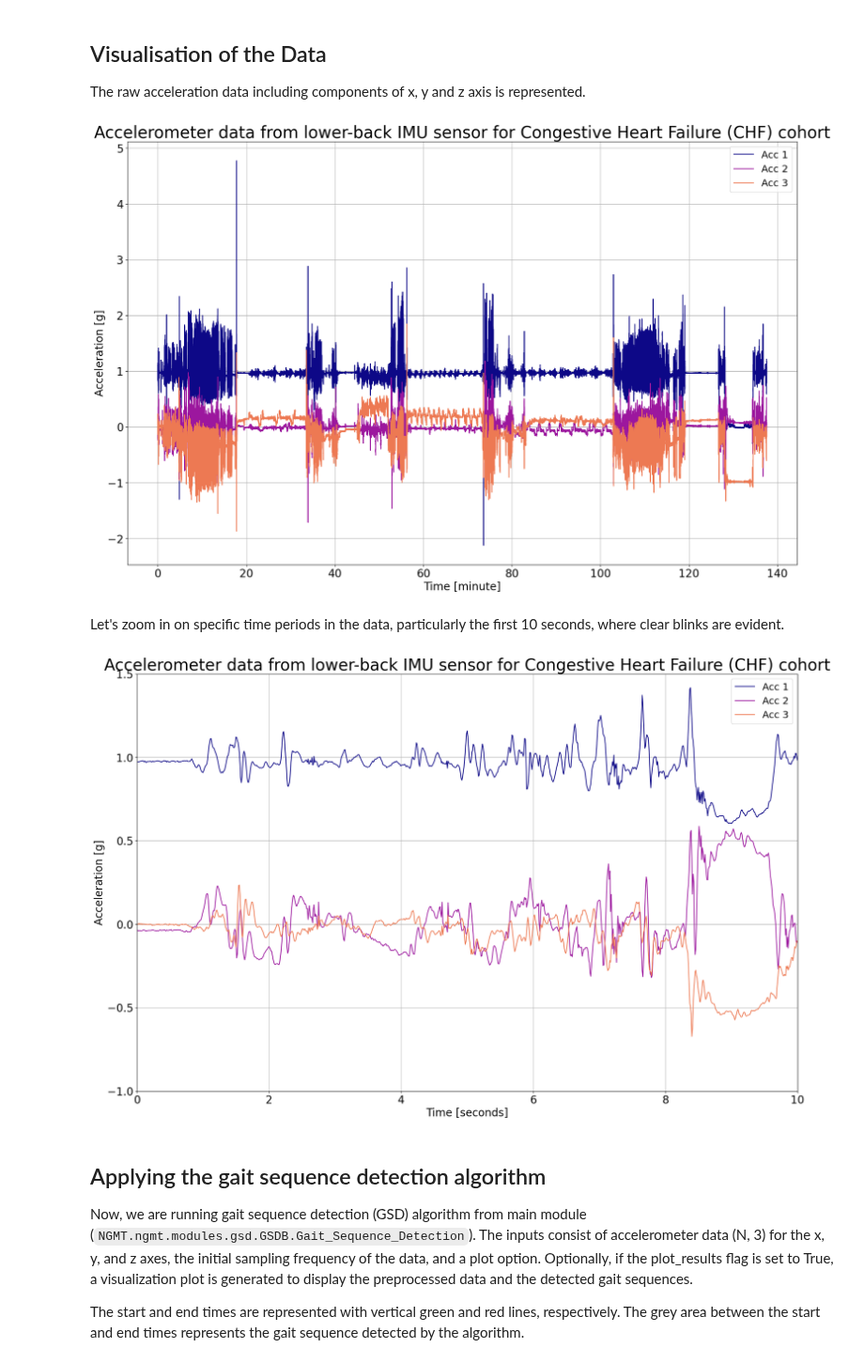
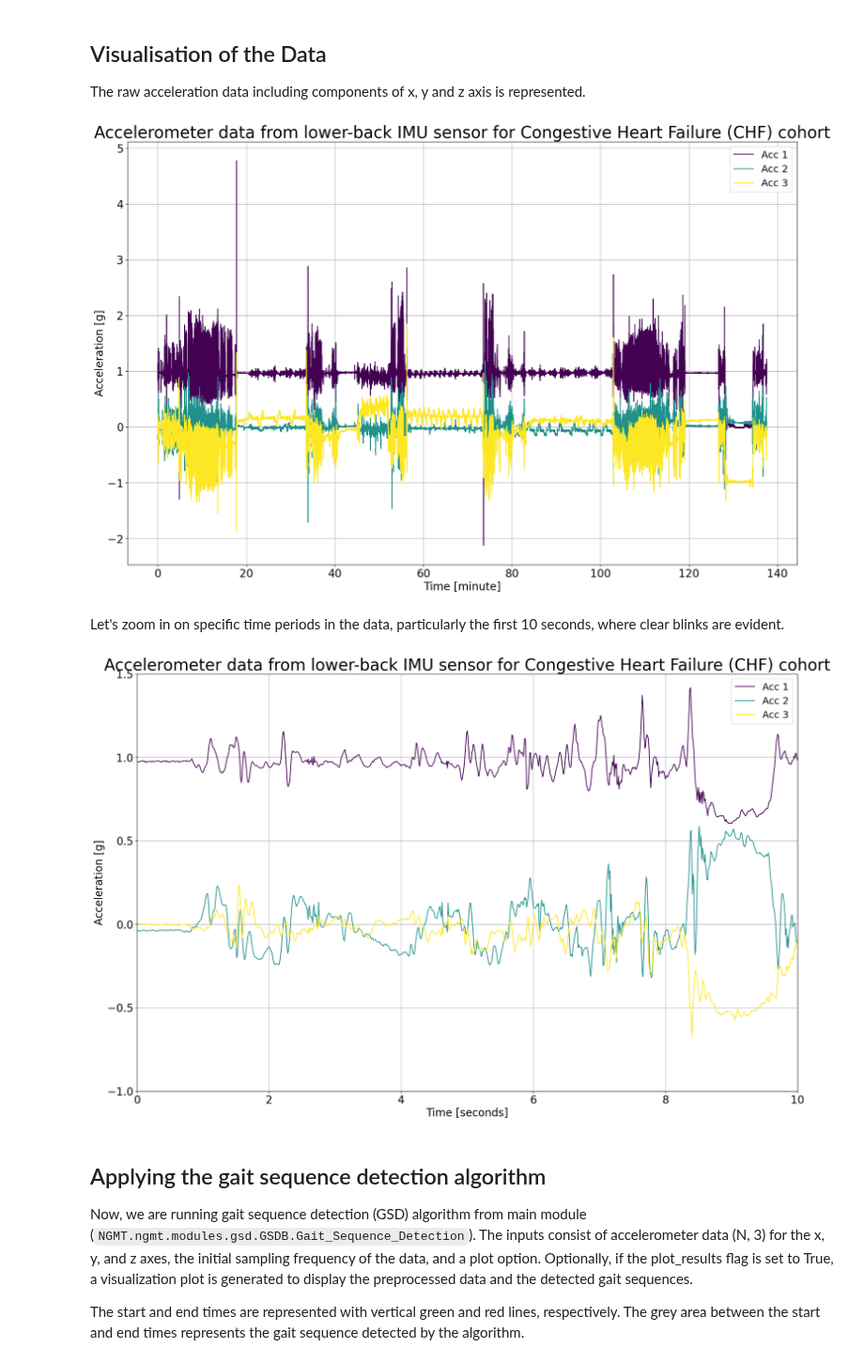
Before and after one commit to neurogeriatricskiel/KielMAT, a Jupyter notebook: examples/GSDB_example.ipynb, the cells around one changed output. Shown at 94% size. Cells and saved outputs as stored; diff of their text form; code cells hidden in the pictures.

Commit message:
Color consistensy update using cfg_colors.

```diff
--- a/examples/GSDB_example.ipynb
+++ b/examples/GSDB_example.ipynb
@@ -38,7 +39,7 @@ The raw acceleration data including components of x, y and z axis is represented
 # This code snippet loads motion data from a MATLAB file
 # The 'file_path' variable holds the absolute path to the data file
 # The 'mobilised.load_file' function is used to load the data from the specified file
-file_path = r'C:\Users\Project\Desktop\Mobilise-D dataset_1-18-2023\CHF\data.mat'
+file_path = r'C:\Users\Project\Desktop\Gait_Sequence\Mobilise-D dataset_1-18-2023\CHF\data.mat'
 motion_data = mobilised.load_file(file_path=file_path)
 # %%
 # Get the recording data
@@ -66,38 +67,37 @@ sampling_frequency = recording_data.sampling_frequency
 # %%
 # Calculate the time values in minutes
 # The 'time_in_minute' array represents time values in minutes, computed based on the length of 'acceleration_data' and 'sampling_frequency'.
 time_in_minute = np.arange(len(acceleration_data)) / (60 * sampling_frequency)
 
 # Create a figure with a specified size
 plt.figure(figsize=(22, 14))
 
-# Define the plasma color map
-# We select the 'plasma' color map to have consistent colors representing similar data.
-cmap = plt.get_cmap('plasma')
+# Get colors for raw
+colors = cfg_colors['raw']
 
 # A loop is used to plot data for each accelerometer axis, applying different colors from the color map.
 for i in range(3):
-    plt.plot(time_in_minute, acceleration_data[:, i], color=cmap(i/3), label=f'Acc {i + 1}')
+    plt.plot(time_in_minute, acceleration_data[:, i], color=colors[i], label=f'Acc {i + 1}')
 
 # Add labels and legends
 plt.xlabel("Time [minute]", fontsize=20)
 plt.ylabel("Acceleration [g]", fontsize=20)
 plt.legend(fontsize=18)
 
 # Add a title with a specified font size
 plt.title("Accelerometer data from lower-back IMU sensor for Congestive Heart Failure (CHF) cohort", fontsize=30)
 
 # Customize tick font sizes
 plt.xticks(fontsize=20)
 plt.yticks(fontsize=20)  #
 
 # Display a grid for reference
 plt.grid(visible=None, which='both', axis='both')
 
 # Show the plot
 plt.show()
 # %% [output]
-[figure, old version]
+[figure, new version]
 # %% [markdown]
 Let's zoom in on specific time periods in the data, particularly the first 10 seconds, where clear blinks are evident.
 # %%
@@ -110,7 +110,7 @@ plt.figure(figsize=(22, 14))
 
 # Plot acceleration data for each axis with time on the x-axis
 for i in range(3):
-    plt.plot(time_seconds, acceleration_data[:, i], color=plt.cm.plasma(i / 3), label=f'Acc {i + 1}')
+    plt.plot(time_seconds, acceleration_data[:, i], color=colors[i], label=f'Acc {i + 1}')
 
 # Add labels and legends
 plt.xlabel("Time [seconds]", fontsize=20)
@@ -134,7 +134,7 @@ plt.grid(visible=None, which='both', axis='both')  # Add a grid for reference
 # Show the plot
 plt.show()
 # %% [output]
-[figure, old version]
+[figure, new version]
 # %% [markdown]
 ## Applying the gait sequence detection algorithm
 Now, we are running gait sequence detection (GSD) algorithm from main module (`NGMT.ngmt.modules.gsd.GSDB.Gait_Sequence_Detection`).  The inputs consist of accelerometer data (N, 3) for the x, y, and z axes, the initial sampling frequency of the data, and a plot option. Optionally, if the plot_results flag is set to True, a visualization plot is generated to display the preprocessed data and the detected gait sequences.
```
Also changed, not shown: parts of 3 cells of this notebook, 1 other file.
